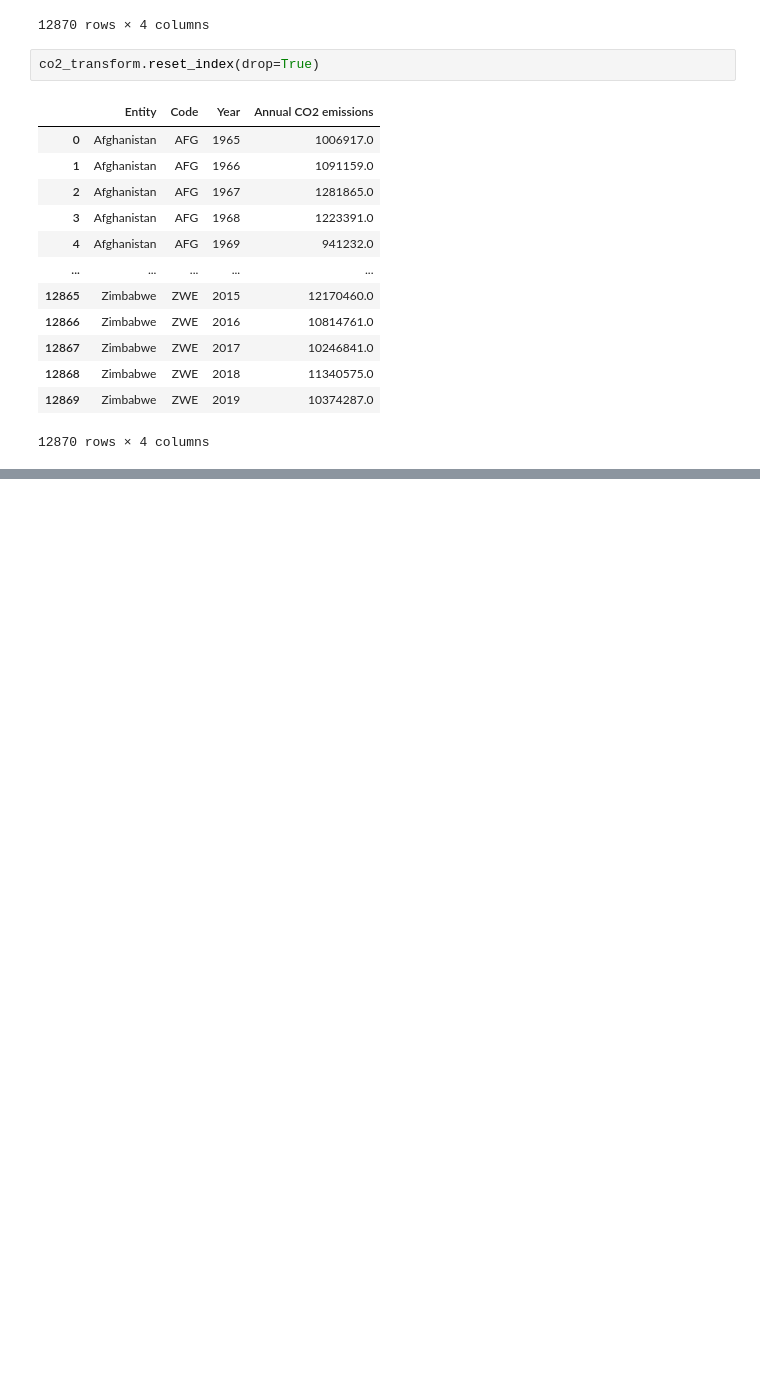
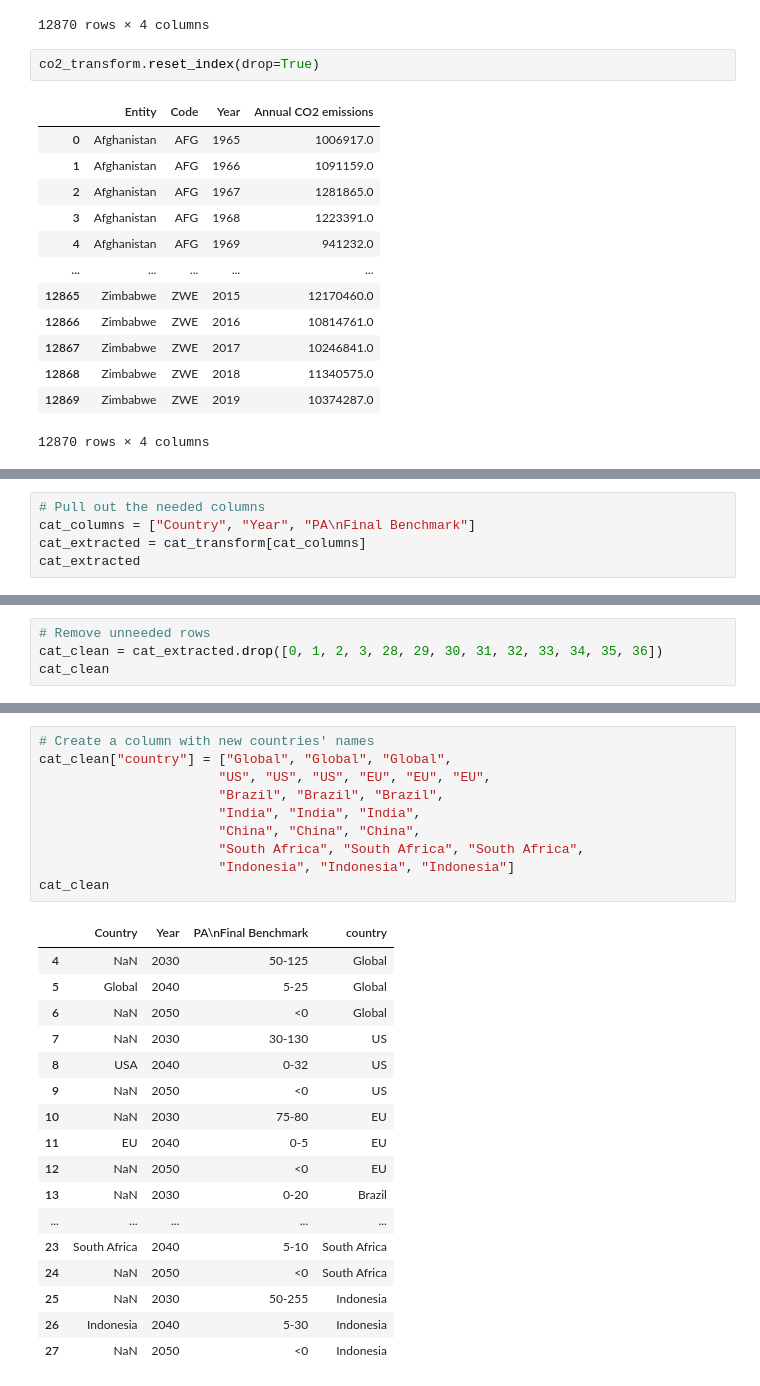
Before and after one commit to yuyhong23/One-Hot_Future, a Jupyter notebook: data_cleaning.ipynb, the cells around one changed output, grey strips where cells are left out. Cells and saved outputs as stored; diff of their text form; blank space fills up the shorter version.

```diff
--- a/data_cleaning.ipynb
+++ b/data_cleaning.ipynb
@@ -1042,0 +1080,5 @@ co2_transform.reset_index(drop=True)
+# %%
+# Pull out the needed columns
+cat_columns = ["Country", "Year", "PA\nFinal Benchmark"]
+cat_extracted = cat_transform[cat_columns]
+cat_extracted
@@ -1042,0 +1103,4 @@ co2_transform.reset_index(drop=True)
+# %%
+# Remove unneeded rows
+cat_clean = cat_extracted.drop([0, 1, 2, 3, 28, 29, 30, 31, 32, 33, 34, 35, 36])
+cat_clean
@@ -1042,0 +1145,28 @@ co2_transform.reset_index(drop=True)
+# %%
+# Create a column with new countries' names
+cat_clean["country"] = ["Global", "Global", "Global",
+                       "US", "US", "US", "EU", "EU", "EU",
+                       "Brazil", "Brazil", "Brazil",
+                       "India", "India", "India",
+                       "China", "China", "China",
+                       "South Africa", "South Africa", "South Africa",
+                       "Indonesia", "Indonesia", "Indonesia"]
+cat_clean
+# %% [output]
+|  | Country | Year | PA\nFinal Benchmark | country |
+| 4 | NaN | 2030 | 50-125 | Global |
+| 5 | Global | 2040 | 5-25 | Global |
+| 6 | NaN | 2050 | <0 | Global |
+| 7 | NaN | 2030 | 30-130 | US |
+| 8 | USA | 2040 | 0-32 | US |
+| 9 | NaN | 2050 | <0 | US |
+| 10 | NaN | 2030 | 75-80 | EU |
+| 11 | EU | 2040 | 0-5 | EU |
+| 12 | NaN | 2050 | <0 | EU |
+| 13 | NaN | 2030 | 0-20 | Brazil |
+| ... | ... | ... | ... | ... |
+| 23 | South Africa | 2040 | 5-10 | South Africa |
+| 24 | NaN | 2050 | <0 | South Africa |
+| 25 | NaN | 2030 | 50-255 | Indonesia |
+| 26 | Indonesia | 2040 | 5-30 | Indonesia |
+| 27 | NaN | 2050 | <0 | Indonesia |
```
Also changed, not shown: parts of 10 cells of this notebook.
